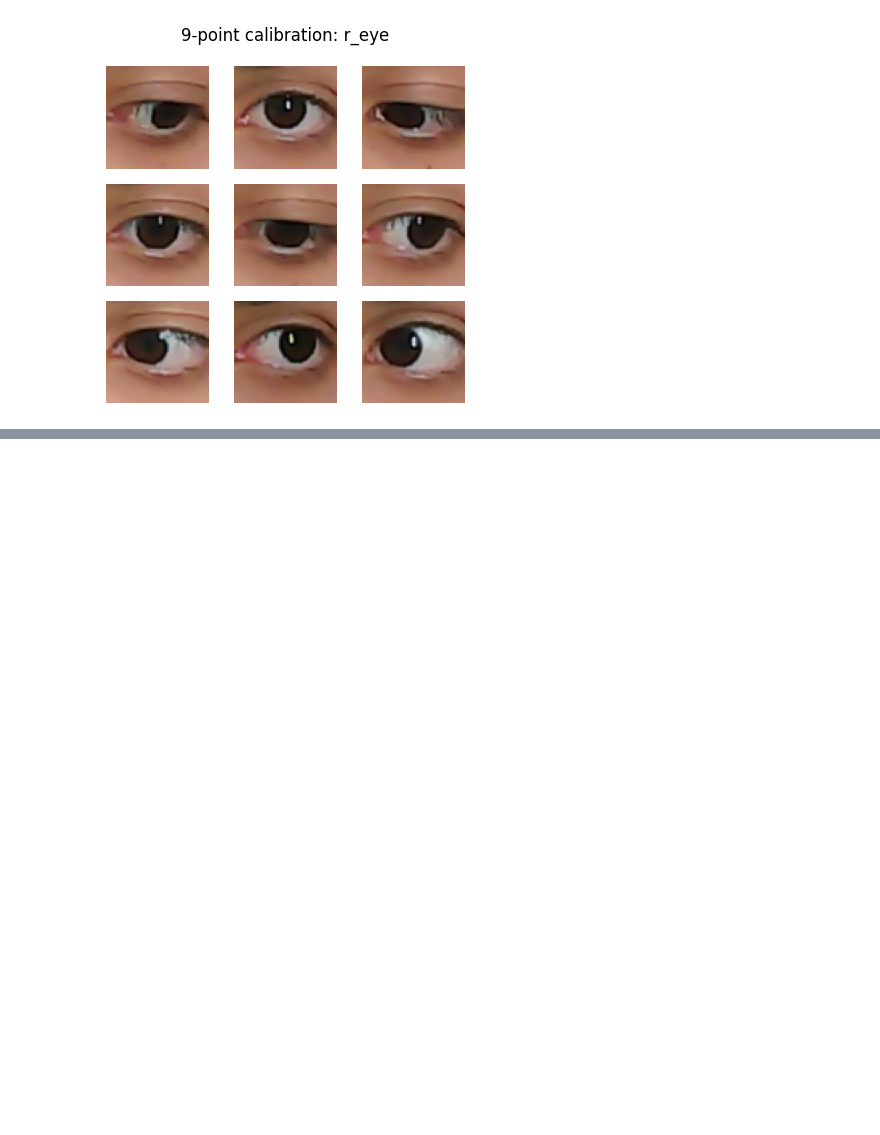
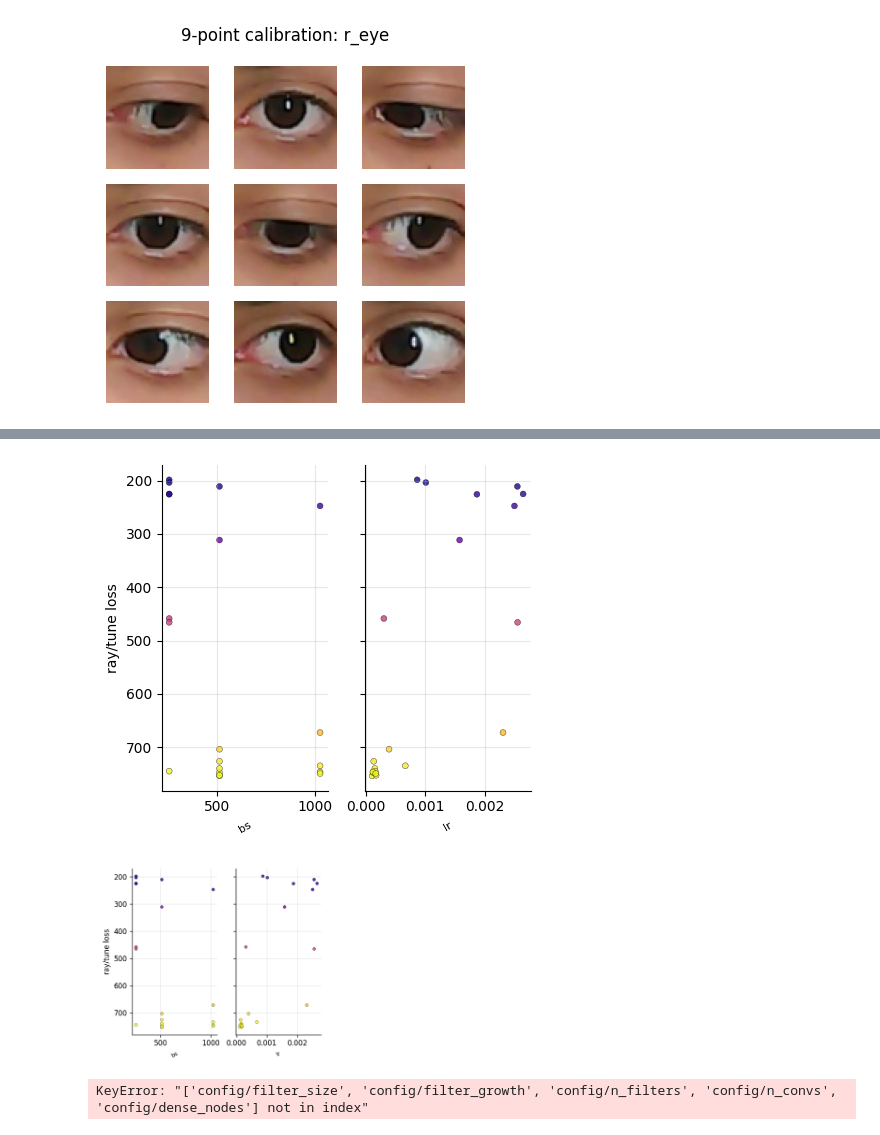
Before and after one commit to YssfDevOps/eye-tracker-vocacions, a Jupyter notebook: src/train_model.ipynb, the cells around one changed output, grey strips where cells are left out. Cells and saved outputs as stored; diff of their text form; code cells hidden in the pictures; blank space fills up the shorter version.

```diff
--- a/src/train_model.ipynb
+++ b/src/train_model.ipynb
@@ -211,14 +225,16 @@ Best hyperparameters:  {'seed': 7426, 'bs': 128, 'lr': 0.00028053763866496117, '
 # %%
-plot_topk_learning_curves(
+plot_asha_param_grid(
     analysis,
-    k=3,
-    save_path="media/images/1_face_explore_training.png"
+    params=["bs", "lr", "filter_size", "filter_growth",
+            "n_filters", "n_convs", "dense_nodes"],
+    save_path="media/images/1_face_explore_scatter.png"
 )
-IPython.display.Image("media/images/1_face_explore_training.png")
+IPython.display.Image("media/images/1_face_explore_scatter.png")
+# %% [output]
+[figure, added]
+[figure, added]
 # %%
-plot_asha_scatter(
-    analysis,
-    param="lr",
-    save_path="media/images/1_face_explore_scatter.png"
-)
-IPython.display.Image("media/images/1_face_explore_scatter.png")
+plot_parallel_param_loss(analysis)
+IPython.display.Image("media/images/1_face_explore_parallel.png")
+# %% [output]
+KeyError: "['config/filter_size', 'config/filter_growth', 'config/n_filters', 'config/n_convs', 'config/dense_nodes'] not in index"
```
Also changed, not shown: parts of 10 cells of this notebook, 2 other files.
